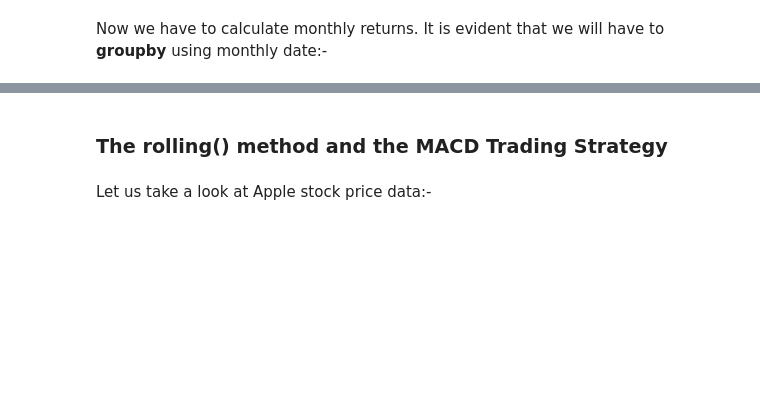
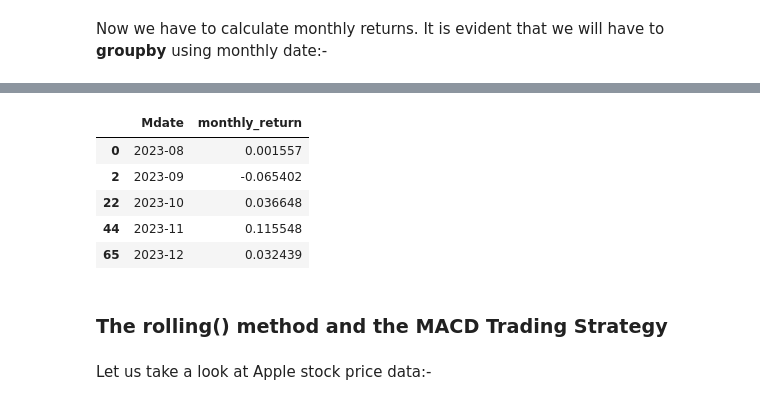
Before and after one commit to zliang217/machine_learning_for_finance_ii, a Jupyter notebook: Lab_2_/Math629_Pandas_Finance.ipynb, the cells around one changed output, grey strips where cells are left out. Cells and saved outputs as stored; diff of their text form; code cells hidden in the pictures; blank space fills up the shorter version.

```diff
--- a/Lab_2_/Math629_Pandas_Finance.ipynb
+++ b/Lab_2_/Math629_Pandas_Finance.ipynb
@@ -403,5 +376,12 @@ Now we have to calculate monthly returns. It is evident that we will have to **g
 # %%
-Avg_FAANG_stockprice_data[['Mdate','Monthly Return']].drop_duplicates().head() #dropping duplicates to see returns for each monthy
+Avg_FAANG_stockprice_data[['Mdate','monthly_return']].drop_duplicates().head() #dropping duplicates to see returns for each monthy
+# %% [output]
+|  | Mdate | monthly_return |
+| 0 | 2023-08 | 0.001557 |
+| 2 | 2023-09 | -0.065402 |
+| 22 | 2023-10 | 0.036648 |
+| 44 | 2023-11 | 0.115548 |
+| 65 | 2023-12 | 0.032439 |
 # %% [markdown]
 ### The rolling() method and the MACD Trading Strategy
 # %%
```
Also changed, not shown: parts of 46 cells of this notebook, 6 other files.
